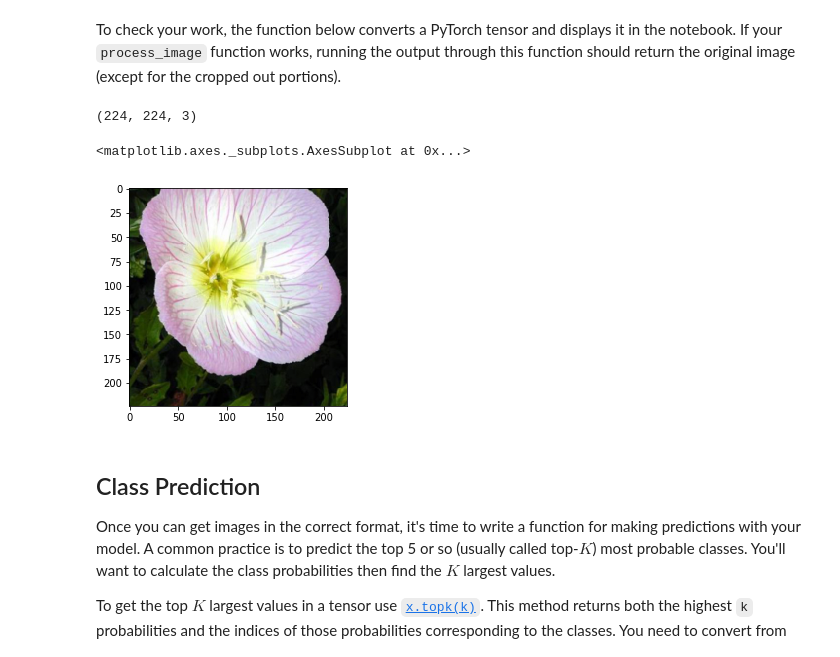
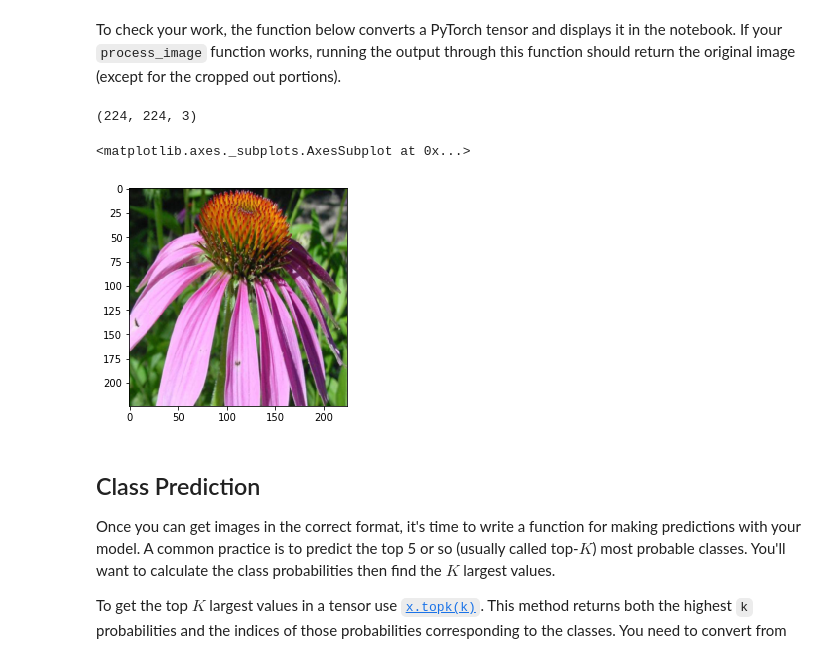
Before and after one commit to Mostafa44/image_classifer_notebook, a Jupyter notebook: Image Classifier Project.ipynb, the cells around one changed output. Cells and saved outputs as stored; diff of their text form; code cells hidden in the pictures.

```diff
--- a/Image Classifier Project.ipynb
+++ b/Image Classifier Project.ipynb
@@ -272,11 +272,17 @@ At this point it's good to write a function that can load a checkpoint and rebui
 # %%
 # TODO: Write a function that loads a checkpoint and rebuilds the model
 def load_checkpoint(filepath):
-    checkpoint = torch.load(filepath)
+    if torch.cuda.is_available():
+        map_location=lambda storage, loc: storage.cuda()
+    else:
+        map_location='cpu'
+
+#chkpoint = torch.load(checkpoint_path, map_location=map_location)
+    checkpoint = torch.load(filepath, map_location=map_location)
     model = models.resnet152(pretrained=True)
     model.arch = checkpoint['arch']
     model.class_to_idx = checkpoint['class_to_idx']
-    model.classifier = checkpoint['classifier'] #newClassifier
+    model.classifier = newClassifier #checkpoint['classifier'] #newClassifier
     model.load_state_dict(checkpoint['state_dict'], strict=False)
     optimizer.load_state_dict(checkpoint['optimizer_dict'])
     model.class_to_idx = checkpoint['class_to_idx']
@@ -288,4 +294,7 @@ def load_checkpoint(filepath):
     return model
 model=load_checkpoint('trained_model_001.pth')
 print(model)
+device = torch.device("cuda" if torch.cuda.is_available() else "cpu")
+
+model.to(device)
 # %% [output]
@@ -324,7 +366,8 @@ def process_image(image):
     '''
     # TODO: Process a PIL image for use in a PyTorch model
     pil_image=Image.open(image)
-    img_transforms= transforms.Compose([transforms.Resize(256),
+    #pil_image= pil_image/255
+    img_transforms= transforms.Compose([transforms.Resize((256, 256)),
                                           transforms.CenterCrop(224),
                                           transforms.ToTensor(),
                                           transforms.Normalize([0.485, 0.456, 0.406],
@@ -333,6 +376,6 @@ def process_image(image):
 
     return  transformed_img #.numpy().transpose((2,0,1)).ToTensor()
 
-img_1=process_image("image_06743.jpg")
+img_1=process_image("image_03830.jpg")
 # %% [markdown]
 To check your work, the function below converts a PyTorch tensor and displays it in the notebook. If your `process_image` function works, running the output through this function should return the original image (except for the cropped out portions).
@@ -339,30 +407,31 @@ To check your work, the function below converts a PyTorch tensor and displays it
 # %%
+
 def imshow(image, ax=None, title=None):
     """Imshow for Tensor."""
     if ax is None:
         fig, ax = plt.subplots()
 
     # PyTorch tensors assume the color channel is the first dimension
     # but matplotlib assumes is the third dimension
     image = image.numpy().transpose((1, 2, 0))
 
     # Undo preprocessing
     mean = np.array([0.485, 0.456, 0.406])
     std = np.array([0.229, 0.224, 0.225])
     image = std * image + mean
 
     # Image needs to be clipped between 0 and 1 or it looks like noise when displayed
     image = np.clip(image, 0, 1)
     print(image.shape)
     ax.imshow(image)
 
     return ax
 #
-imshow(img_1)
+imshow(process_image("image_03830.jpg"))
 # %% [output]
 (224, 224, 3)
 <matplotlib.axes._subplots.AxesSubplot at 0x...>
-[figure, old version]
+[figure, new version]
 # %% [markdown]
 ## Class Prediction
 
```
Also changed, not shown: parts of 3 cells of this notebook.
